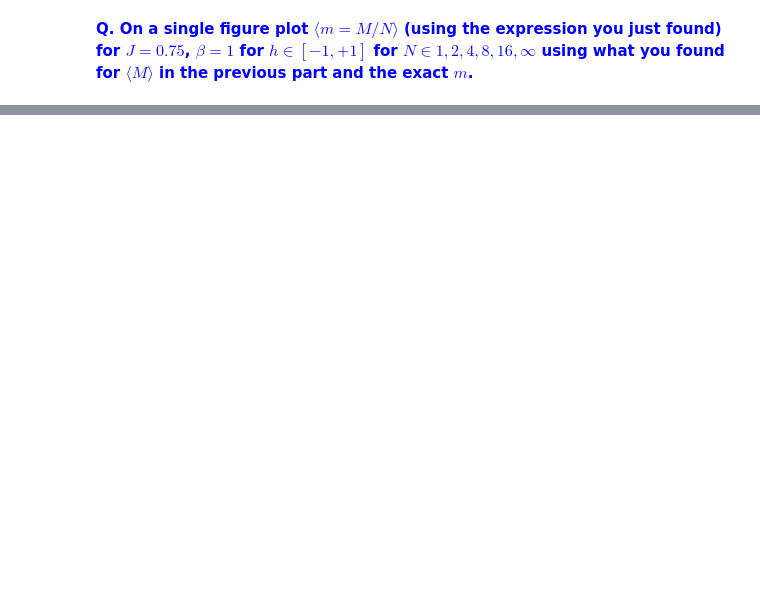
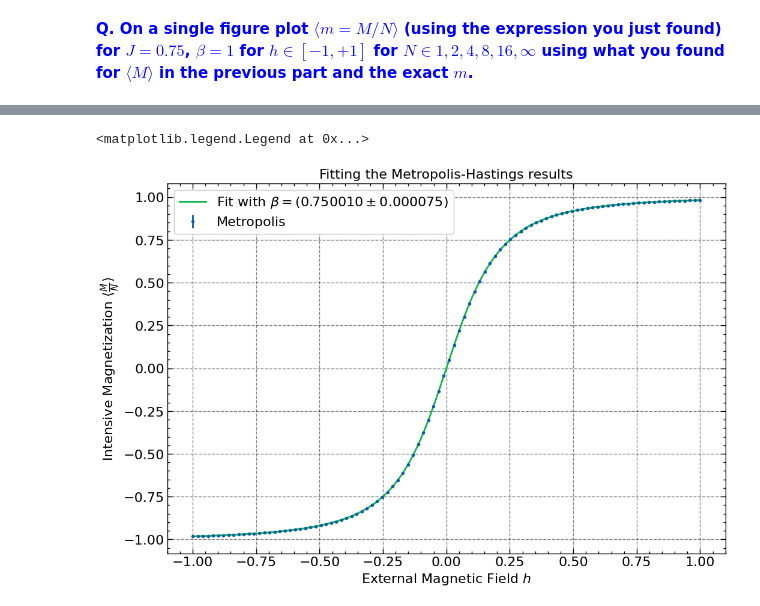
Before and after one commit to lennartvrg/ComputationalPhysics, a Jupyter notebook: 4 - The Ising Model in 1D/Notebook.ipynb, the cells around one changed output, grey strips where cells are left out. Cells and saved outputs as stored; diff of their text form; code cells hidden in the pictures; blank space fills up the shorter version.

```diff
--- a/4 - The Ising Model in 1D/Notebook.ipynb
+++ b/4 - The Ising Model in 1D/Notebook.ipynb
@@ -148,0 +187,20 @@ plt.savefig('output/magnetization.pdf', dpi=600, bbox_inches='tight')
+# %%
+def fit(beta, h):
+    return magnetization_per_spin_finite_N(beta[0], h / T, 20)
+
+fig, ax = plt.subplots()
+
+odr_model = Model(fit)
+odr_data = RealData(data['h'], data['magnetization'])
+odr_output = ODR(odr_data, odr_model, beta0=[0.5]).run()
+
+ax.errorbar(data['h'], data['magnetization'], yerr=data['delta_magnetization'], label='Metropolis')
+ax.plot(h_values, fit(odr_output.beta, h_values / T), '-', label=f'Fit with $\\beta = ({odr_output.beta[0]:.6f} \\pm {odr_output.sd_beta[0]:.6f})$')
+
+ax.set_title('Fitting the Metropolis-Hastings results')
+ax.set_xlabel('External Magnetic Field $h$')
+ax.set_ylabel('Intensive Magnetization $\\langle \\frac{M}{N} \\rangle$')
+ax.legend()
+# %% [output]
+<matplotlib.legend.Legend at 0x...>
+[figure, added]
```
Also changed, not shown: parts of 17 cells of this notebook, 9 other files.
